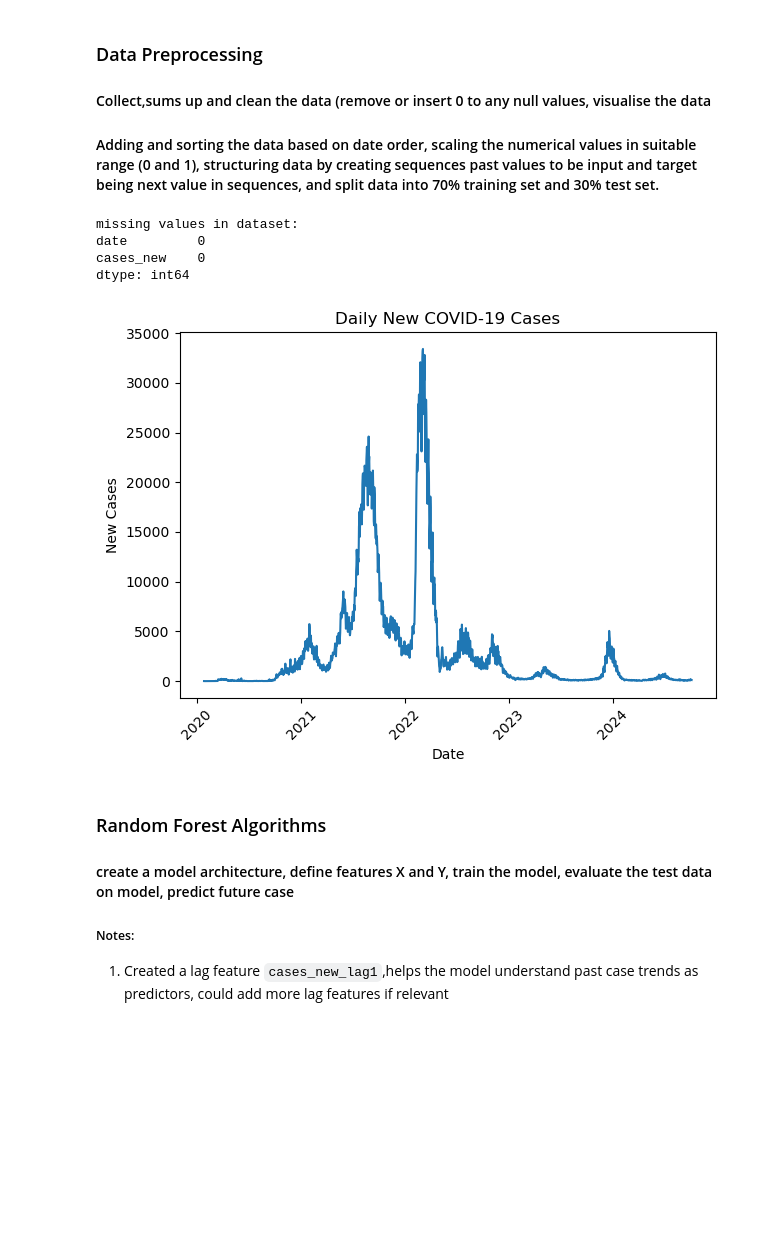
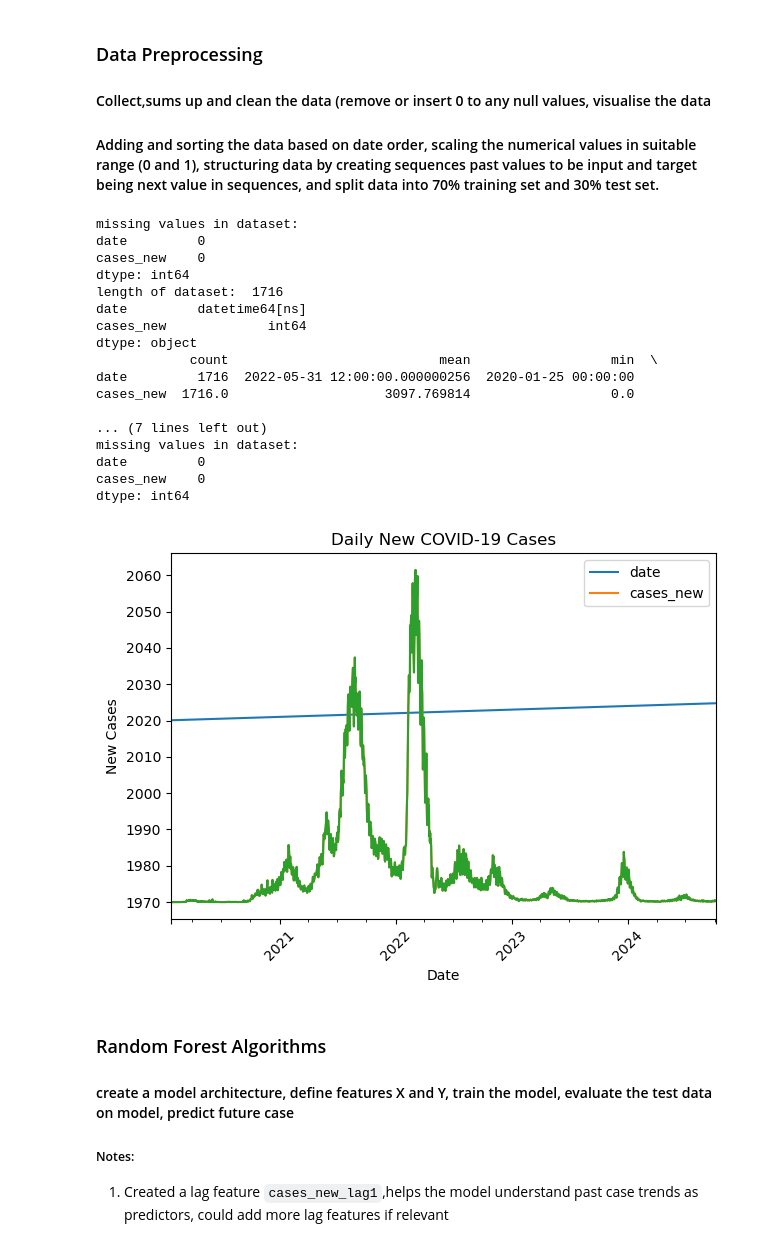
Before and after one commit to nursahiraa/fyp, a Jupyter notebook: dataSpell/fyp-master/notebooks/RandomForest.ipynb, the cells around one changed output. Drawn from its saved outputs; the diff is of its cells as text; code cells hidden in the pictures; blank space fills up the shorter version.

```diff
--- a/dataSpell/fyp-master/notebooks/RandomForest.ipynb
+++ b/dataSpell/fyp-master/notebooks/RandomForest.ipynb
@@ -27,35 +28,77 @@ from sklearn.ensemble import RandomForestRegressor
 #### Adding and sorting the data based on date order, scaling the numerical values in suitable range (0 and 1), structuring data by creating sequences past values to be input and target being next value in sequences, and split data into 70% training set and 30% test set.
 # %%
 # Load the dataset, only columns date,state,new
-df = pd.read_csv('cases_state.csv', usecols=['date', 'state', 'cases_new'])
+# Load the dataset
+df = pd.read_csv('../datasets/cases_state.csv', usecols=['date', 'state', 'cases_new'])
 
+# Convert 'date' column to datetime format if it's not already
+df['date'] = pd.to_datetime(df['date'], format='%Y-%m-%d')
+
+# Aggregate data by date if you want to plot the total new cases across all states per day
+df_grouped = df.groupby('date')['cases_new'].sum().reset_index()
+
+#set the index as 'date'
+df_grouped.index = df_grouped['date']
+
+# Set the frequency of the DataFrame's index to daily ('D')
+df_grouped = df_grouped.asfreq('D')
+
+# Check for missing values
+print("missing values in dataset: ")
+print(df_grouped.isna().sum())
+
+# Fill or drop missing values
+df_grouped.fillna(0, inplace=True)
+
+# Check the length of the dataset
+print("length of dataset: ", len(df_grouped))
+
+#check df_grouped type of data for both columns
+print(df_grouped.dtypes)
+
+#calculate the mean,std, count, min, max, 25%,50%,75%
+print(df_grouped.describe().transpose())
+df_grouped.plot()
 # Convert 'date' column to datetime format if it's not already
 df['date'] = pd.to_datetime(df['date'],  format='%Y-%m-%d')
 
 # Aggregate data by date if you want to plot the total new cases across all states per day
 df_grouped = df.groupby('date')['cases_new'].sum().reset_index()
 
 # Check for missing values
 print("missing values in dataset: ")
 print( df_grouped.isna().sum())
 
 # Fill or drop missing values
 df_grouped.fillna(0, inplace=True)
 
 # Plot the total new cases per day
 plt.plot(df_grouped['date'], df_grouped['cases_new'])
 plt.xlabel('Date')
 plt.ylabel('New Cases')
 plt.title('Daily New COVID-19 Cases')
 plt.xticks(rotation=45) # Rotate x-axis labels for better readability
 plt.tight_layout() # Adjust layout to avoid overlap
 plt.show()
 # %% [output]
 missing values in dataset:
 date         0
 cases_new    0
 dtype: int64
+length of dataset:  1716
+date         datetime64[ns]
+cases_new             int64
+dtype: object
+            count                           mean                  min  \
+date         1716  2022-05-31 12:00:00.000000256  2020-01-25 00:00:00
+cases_new  1716.0                    3097.769814                  0.0
+
+... (7 lines left out)
+missing values in dataset:
+date         0
+cases_new    0
+dtype: int64
-[figure, old version]
+[figure, new version]
 # %% [markdown]
 ### Random Forest Algorithms
 #### create a model architecture, define features X and Y, train the model, evaluate the test data on model, predict future case
```
Also changed, not shown: parts of 1 cell of this notebook, 4 other files.
